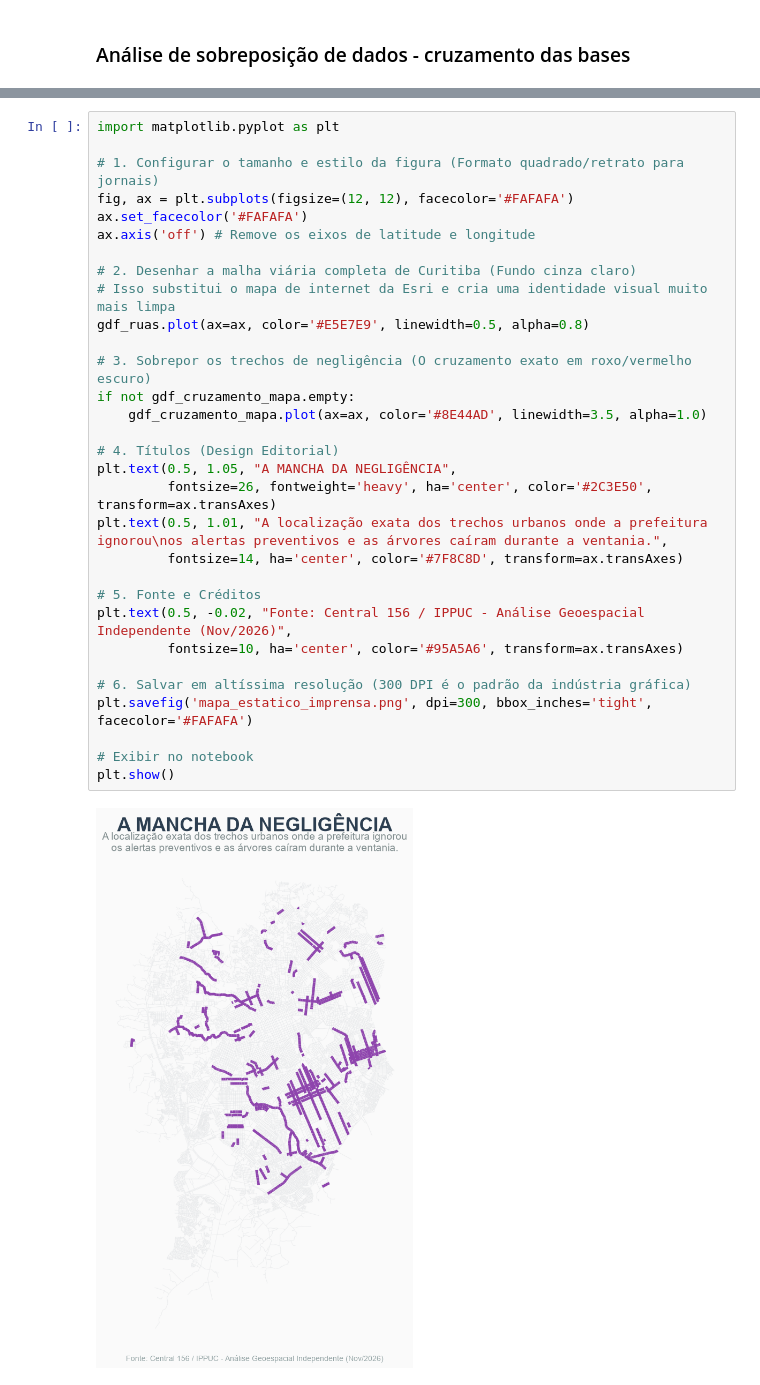
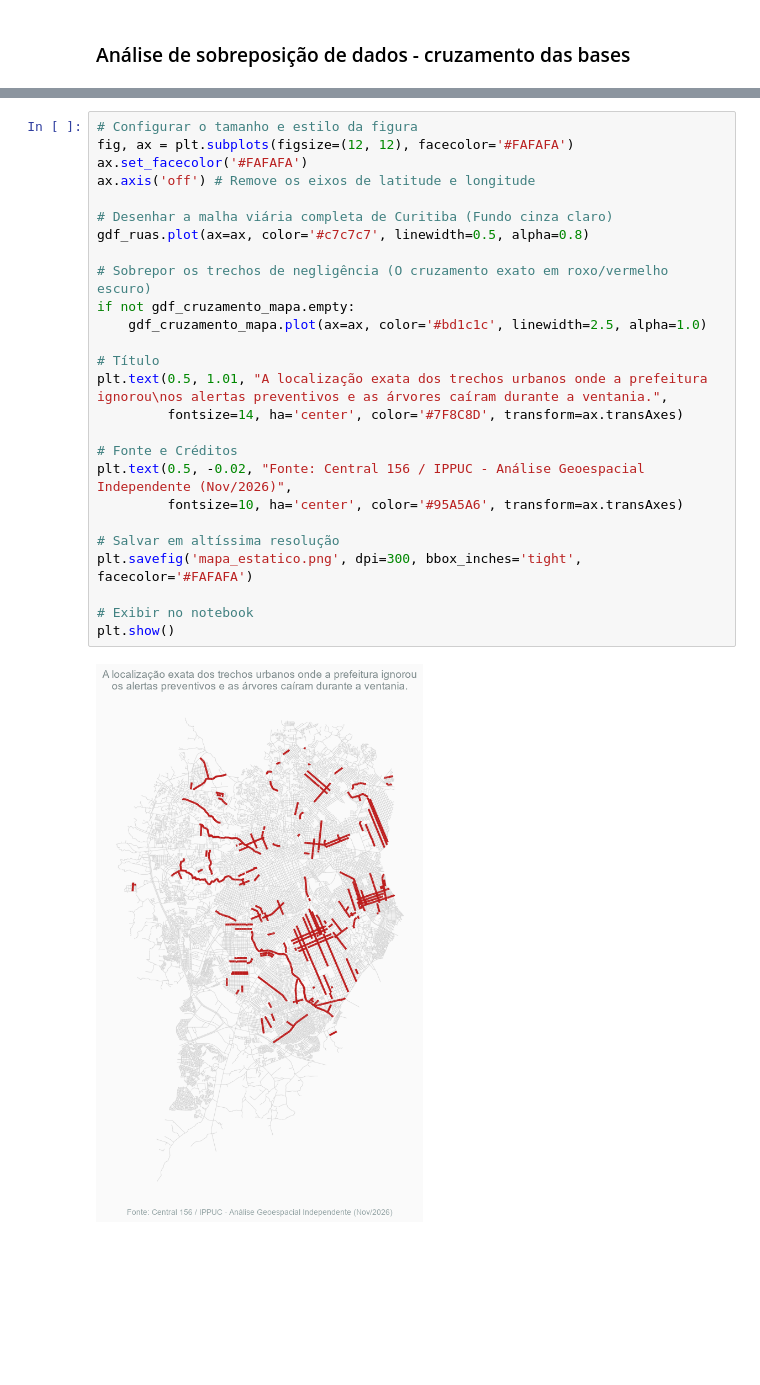
Before and after one commit to letrein/156---arvores, a Jupyter notebook: analise 156.ipynb, the cells around one changed output, grey strips where cells are left out. Saved outputs shown, nothing was run; the diff lists cells and outputs as text; blank space fills up the shorter version.

```diff
--- a/analise 156.ipynb
+++ b/analise 156.ipynb
@@ -642,33 +405,28 @@ findfont: Failed to find font weight heavy for Arial, now using 700.
 # %%
-import matplotlib.pyplot as plt
-
-# 1. Configurar o tamanho e estilo da figura (Formato quadrado/retrato para jornais)
+# Configurar o tamanho e estilo da figura
 fig, ax = plt.subplots(figsize=(12, 12), facecolor='#FAFAFA')
 ax.set_facecolor('#FAFAFA')
 ax.axis('off') # Remove os eixos de latitude e longitude
 
-# 2. Desenhar a malha viária completa de Curitiba (Fundo cinza claro)
-# Isso substitui o mapa de internet da Esri e cria uma identidade visual muito mais limpa
-gdf_ruas.plot(ax=ax, color='#E5E7E9', linewidth=0.5, alpha=0.8)
+# Desenhar a malha viária completa de Curitiba (Fundo cinza claro)
+gdf_ruas.plot(ax=ax, color='#c7c7c7', linewidth=0.5, alpha=0.8)
 
-# 3. Sobrepor os trechos de negligência (O cruzamento exato em roxo/vermelho escuro)
+# Sobrepor os trechos de negligência (O cruzamento exato em roxo/vermelho escuro)
 if not gdf_cruzamento_mapa.empty:
-    gdf_cruzamento_mapa.plot(ax=ax, color='#8E44AD', linewidth=3.5, alpha=1.0)
+    gdf_cruzamento_mapa.plot(ax=ax, color='#bd1c1c', linewidth=2.5, alpha=1.0)
 
-# 4. Títulos (Design Editorial)
-plt.text(0.5, 1.05, "A MANCHA DA NEGLIGÊNCIA",
-         fontsize=26, fontweight='heavy', ha='center', color='#2C3E50', transform=ax.transAxes)
+# Título
 plt.text(0.5, 1.01, "A localização exata dos trechos urbanos onde a prefeitura ignorou\nos alertas preventivos e as árvores caíram durante a ventania.",
          fontsize=14, ha='center', color='#7F8C8D', transform=ax.transAxes)
 
-# 5. Fonte e Créditos
+# Fonte e Créditos
 plt.text(0.5, -0.02, "Fonte: Central 156 / IPPUC - Análise Geoespacial Independente (Nov/2026)",
          fontsize=10, ha='center', color='#95A5A6', transform=ax.transAxes)
 
-# 6. Salvar em altíssima resolução (300 DPI é o padrão da indústria gráfica)
-plt.savefig('mapa_estatico_imprensa.png', dpi=300, bbox_inches='tight', facecolor='#FAFAFA')
+# Salvar em altíssima resolução
+plt.savefig('mapa_estatico.png', dpi=300, bbox_inches='tight', facecolor='#FAFAFA')
 
 # Exibir no notebook
 plt.show()
 # %% [output]
-[figure, old version]
+[figure, new version]
```
Also changed, not shown: parts of 13 cells of this notebook, 2 other files.
